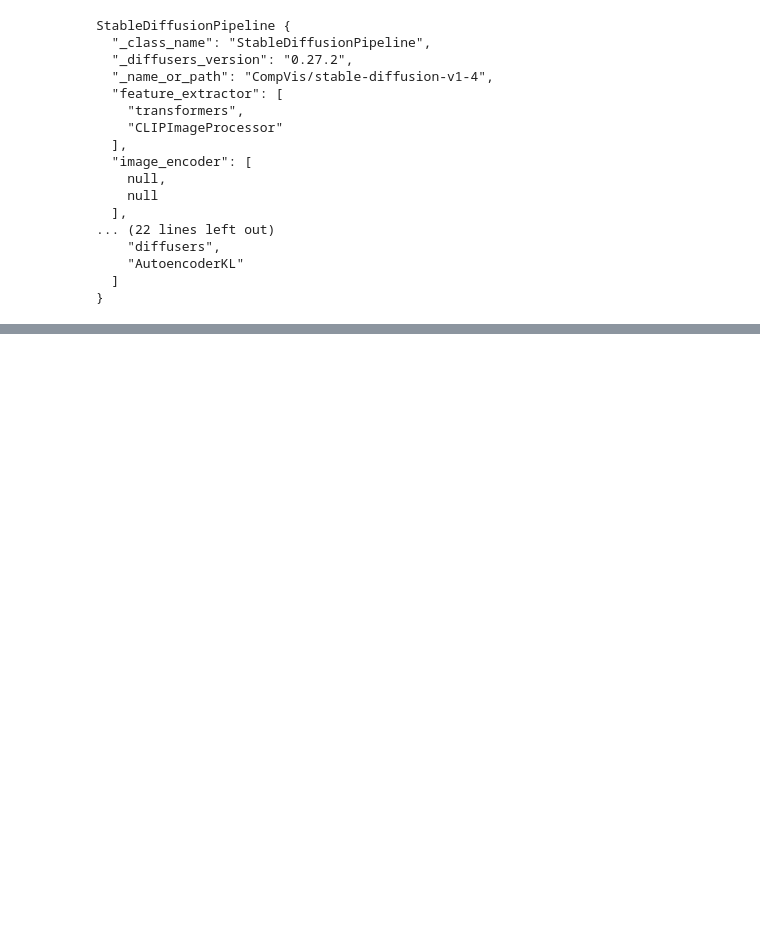
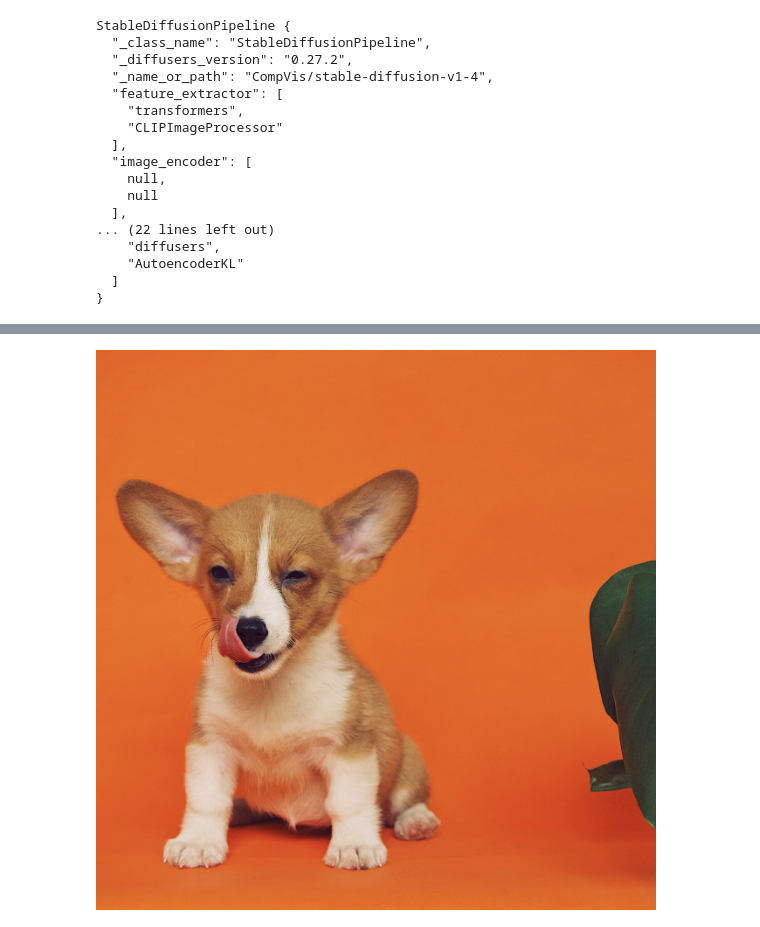
Before and after one commit to arjuuunhm/DreamBooth, a Jupyter notebook: CS4782_Final.ipynb, the cells around one changed output, grey strips where cells are left out. Drawn from its saved outputs; the diff is of its cells as text; code cells hidden in the pictures; blank space fills up the shorter version.

```diff
--- a/CS4782_Final.ipynb
+++ b/CS4782_Final.ipynb
@@ -80,0 +88,9 @@ for i in range(5):
+# %%
+folder_path = '/home/ahm247/dreambooth/dataset/dog6'
+input_images = []
+for filename in os.listdir(folder_path):
+    img = Image.open(os.path.join(folder_path, filename))
+    input_images.append(img)
+
+input_images = torch.stack([transform(image) for image in input_images])
+prior_images = torch.stack([transform(image) for image in prior_images])
@@ -96,0 +199,4 @@ for i in range(len(fine_tuned_images_id)):
+# %%
+input_images_color[0]
+# %% [output]
+[figure, added]
```
Also changed, not shown: parts of 12 cells of this notebook.
